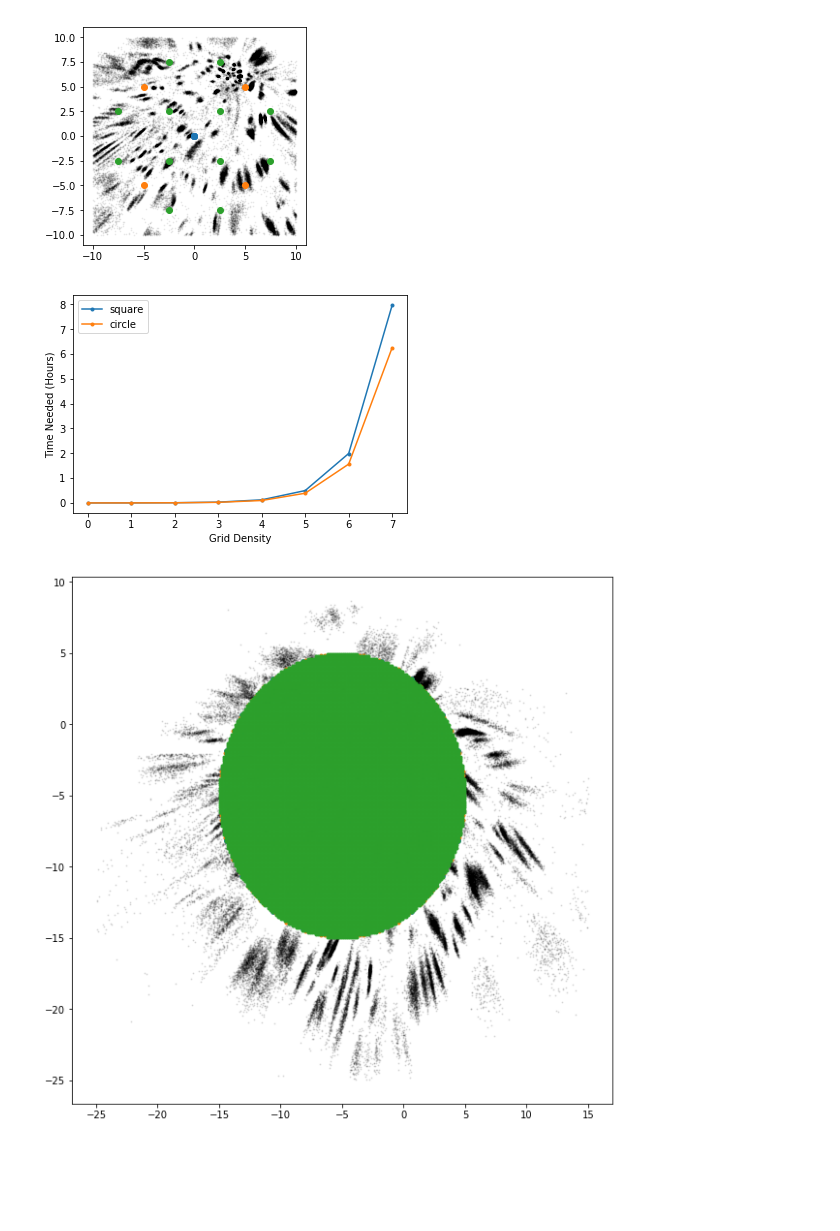
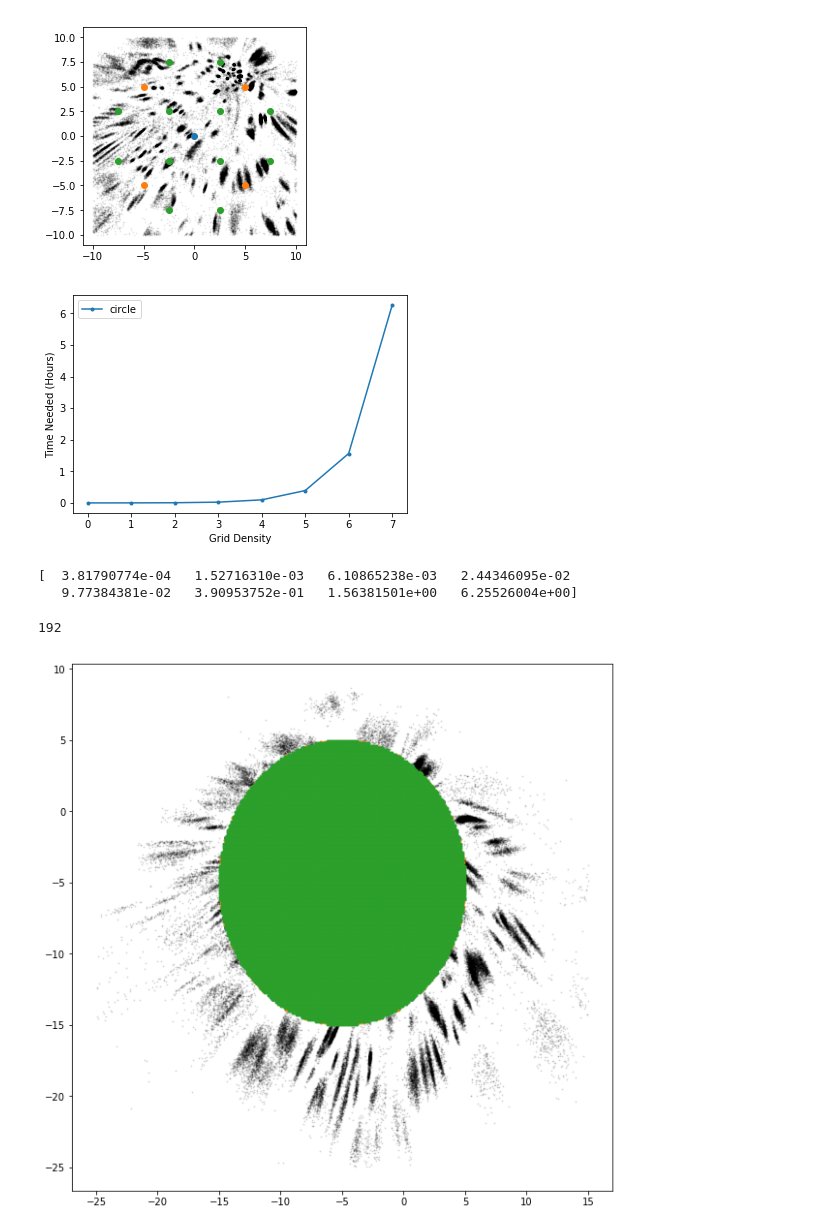
Before and after one commit to TimCSheehan/spatial_sampling, a Jupyter notebook: randomWalk.ipynb, the cells around one changed output. Cells and saved outputs as stored; diff of their text form; code cells hidden in the pictures; blank space fills up the shorter version.

```diff
--- a/randomWalk.ipynb
+++ b/randomWalk.ipynb
@@ -501,18 +501,24 @@ plt.show()
 # %%
 # assume 1.75s/sec
 grid_density = np.arange(8.0)
 n_pts = 4**grid_density
 time_needed = n_pts/60/60*1.75
 time_needed_circle = time_needed*np.pi/4
-plt.plot(grid_density,time_needed,'.-',label='square')
+#plt.plot(grid_density,time_needed,'.-',label='square')
 plt.plot(grid_density,time_needed_circle,'.-',label='circle')
 plt.xlabel('Grid Density')
 # plt.ylabel('N Samples')
 plt.ylabel('Time Needed (Hours)')
 plt.legend()
 plt.show()
+print(time_needed_circle)
+
+16000/83
 # %% [output]
-[figure, old version]
+[figure, new version]
+[  3.81790774e-04   1.52716310e-03   6.10865238e-03   2.44346095e-02
+   9.77384381e-02   3.90953752e-01   1.56381501e+00   6.25526004e+00]
+192
 # %%
 def shift_back(dat,off_x=5,off_y=5):
     dat[:,0] = dat[:,0]-off_x
```
Also changed, not shown: parts of 4 cells of this notebook.
